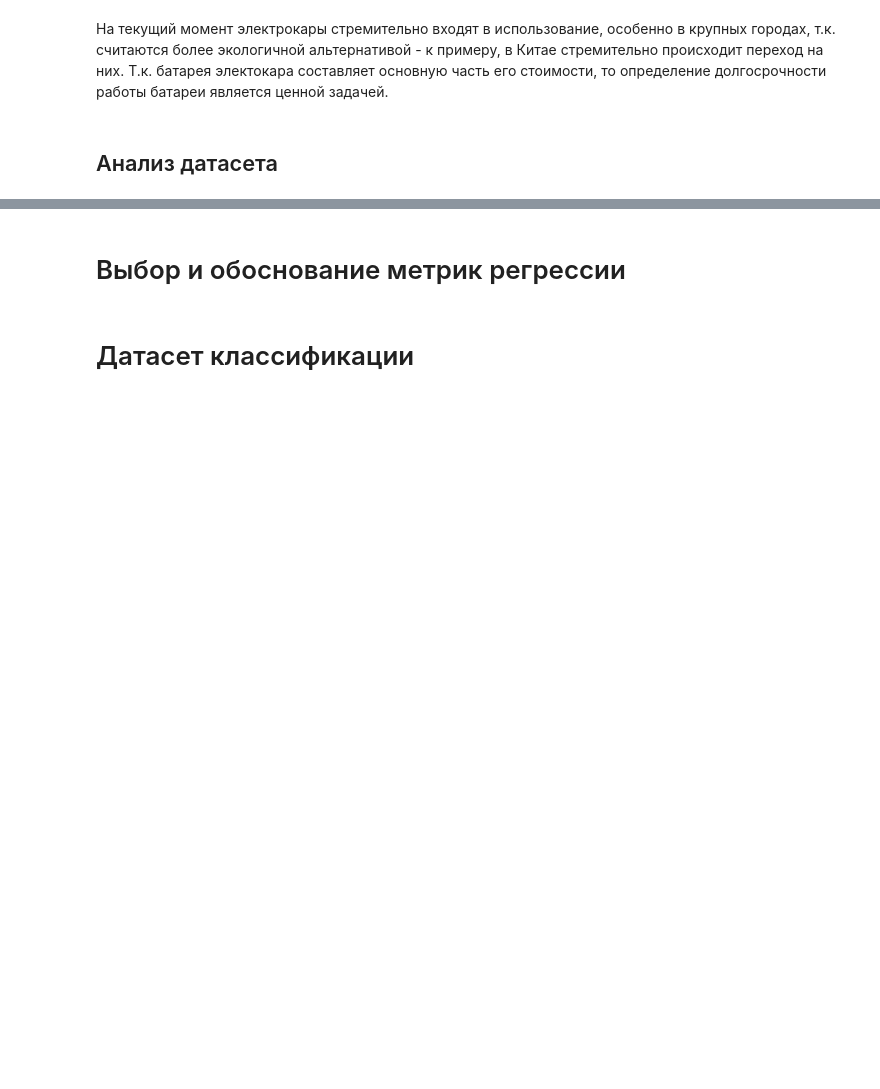
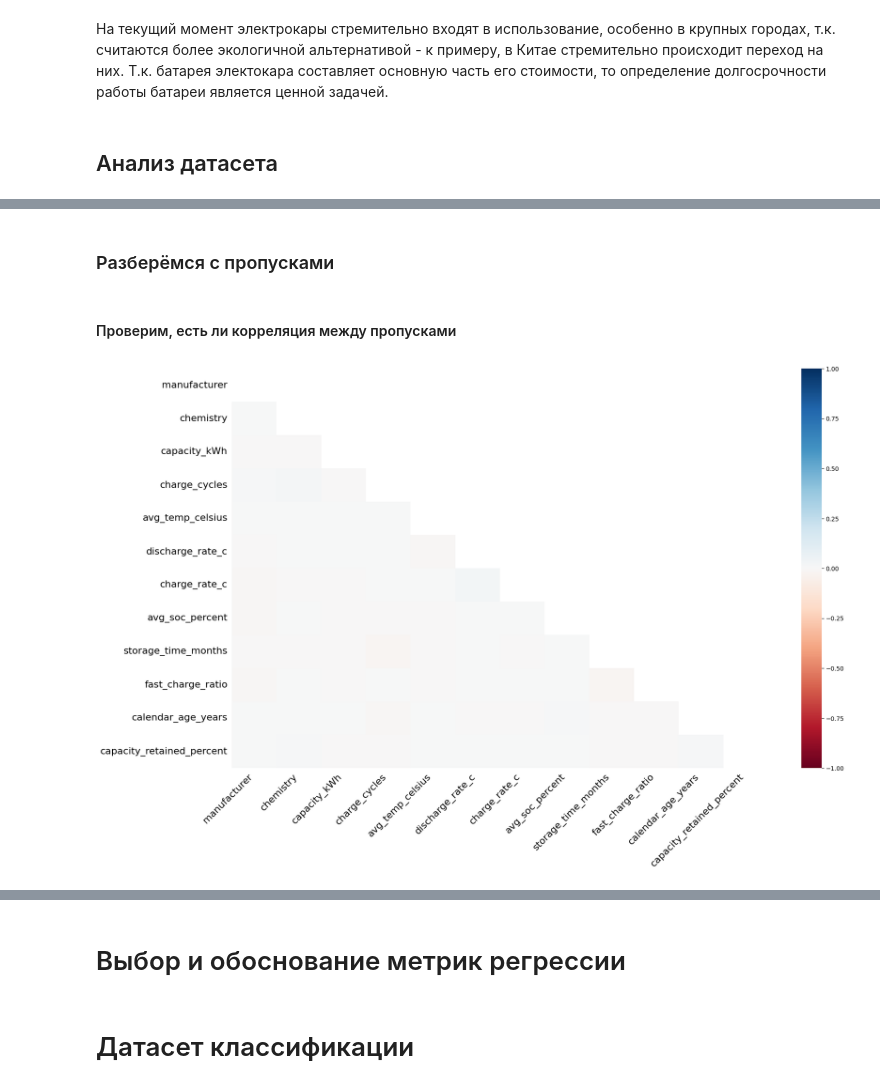
Before and after one commit to Crazy5202/AI_frameworks, a Jupyter notebook: 0_datasets-metrics.ipynb, the cells around one changed output, grey strips where cells are left out. Drawn from its saved outputs; the diff is of its cells as text; code cells hidden in the pictures; blank space fills up the shorter version.

Commit message:
Done preprocessing for regression dataset

```diff
--- a/0_datasets-metrics.ipynb
+++ b/0_datasets-metrics.ipynb
@@ -8,0 +61,6 @@
+# %%
+dataset_path = kagglehub.dataset_download('sahilbarke/ev-battery-dataset')
+# %%
+filename = os.listdir(dataset_path)[0]
+# %%
+df = pd.read_csv(os.path.join(dataset_path,filename))
@@ -8,0 +141,9 @@
+# %% [markdown]
+### Разберёмся с пропусками
+# %% [markdown]
+#### Проверим, есть ли корреляция между пропусками
+# %%
+msno.heatmap(df)
+plt.show()
+# %% [output]
+[figure, added]
```
Also changed, not shown: parts of 49 cells of this notebook, 2 other files.
